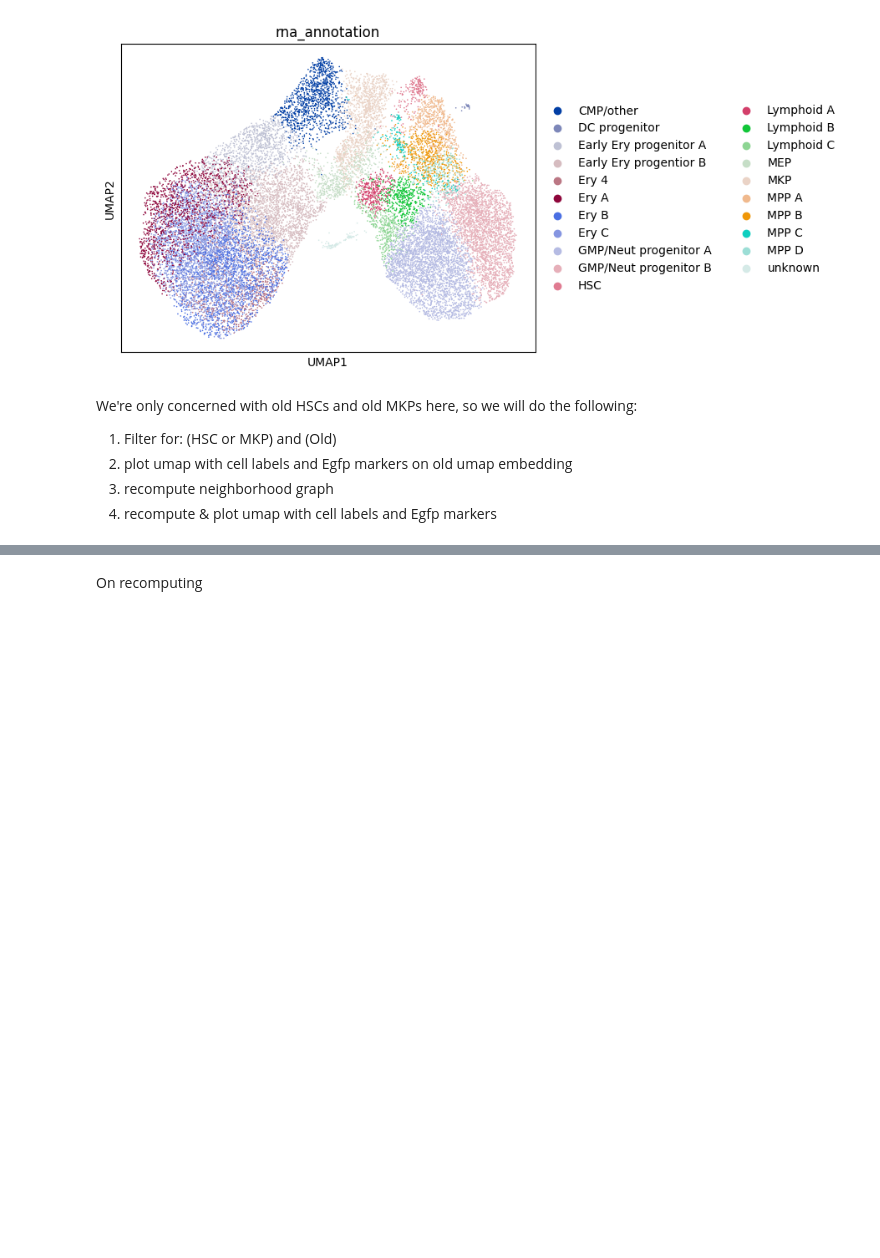
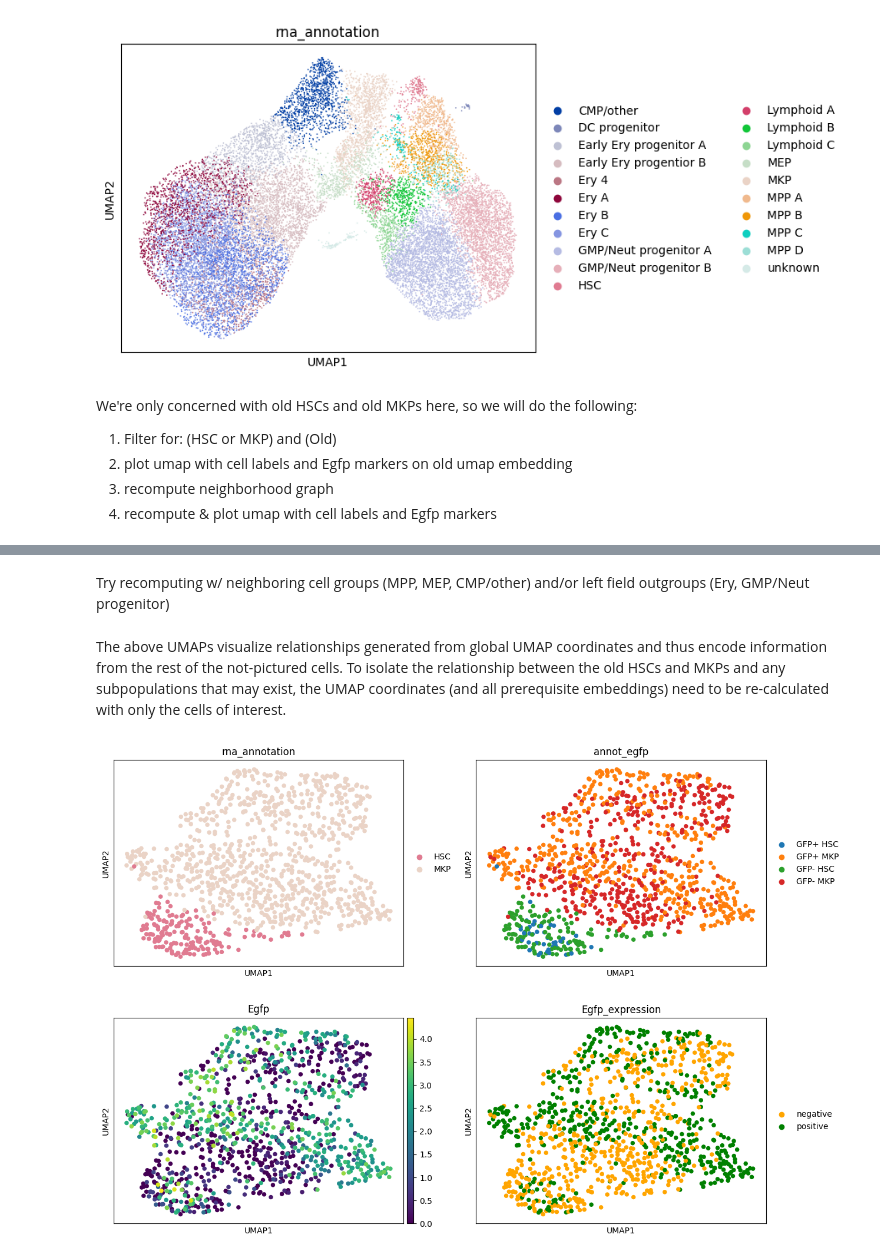
Before and after one commit to akash-pandit/age-analysis, a Jupyter notebook: notebooks/cluster-rna.ipynb, the cells around one changed output, grey strips where cells are left out. Saved outputs shown, nothing was run; the diff lists cells and outputs as text; code cells hidden in the pictures; blank space fills up the shorter version.

Commit message:
added recomputing embeddings

```diff
--- a/notebooks/cluster-rna.ipynb
+++ b/notebooks/cluster-rna.ipynb
@@ -7,8 +7,10 @@
 
 import scanpy as sc
 import matplotlib.pyplot as plt
+from matplotlib.figure import Figure
 
 from pathlib import Path
+from typing import Any
 import pyrootutils
 
 # setup: path constants
@@ -18,7 +20,9 @@ DATA = ROOT / "data"
 FIGURES = ROOT / "figures"
 
 poscablo_path = DATA / "rna_annotation_normalized.h5ad"
-hsc_mkp_precomputed_umap_path = FIGURES / "hsc_mkp_precomputed_umap.png"
+hsc_mkp_umap_path = FIGURES / "hsc_mkp_umap.png"
+hsc_mkp_recomp_umap_path = FIGURES / "hsc_mkp_recomp_umap.png"
+hsc_mkp_recomp_outgroup_umap_path = FIGURES / "hsc_mkp_recomp_outgroup_umap.png"
 # %% [markdown]
 Load in the poscablo dataset and plot the pre-computed UMAP
 # %%
@@ -58,2 +63,43 @@ fig.savefig(hsc_mkp_precomputed_umap_path)
 # %% [markdown]
-On recomputing
+Try recomputing w/ neighboring cell groups (MPP, MEP, CMP/other) and/or left field outgroups (Ery, GMP/Neut progenitor)
+# %% [markdown]
+The above UMAPs visualize relationships generated from global UMAP coordinates and thus encode information from the rest of the not-pictured cells. To isolate the relationship between the old HSCs and MKPs and any subpopulations that may exist, the UMAP coordinates (and all prerequisite embeddings) need to be re-calculated with only the cells of interest.
+# %%
+# recompute the embeddings
+
+def recompute_umap(
+        adata: sc.AnnData,
+        pca_kwargs: dict[str, Any] = {},
+        neighbors_kwargs: dict[str, Any] = {},
+        umap_kwargs: dict[str, Any] = {}
+    ) -> sc.AnnData:
+    """
+    Recomputes
+    """
+    uns_keep = {k: adata.uns[k] for k in adata.uns.keys() if (k.endswith('colors') or k.endswith('sizes'))}
+    adata = sc.AnnData(X=adata.X, obs=adata.obs, var=adata.var, uns=uns_keep)  # type: ignore
+    sc.pp.pca(data=adata, **pca_kwargs)
+    sc.pp.neighbors(adata=adata, **neighbors_kwargs)
+    sc.tl.umap(adata=adata, **umap_kwargs)
+    return adata
+
+
+adata_hsc_mkp = recompute_umap(
+    adata=adata_hsc_mkp,
+    # pca_kwargs={},
+    # neighbors_kwargs={'n_neighbors': 10},
+    # umap_kwargs={}
+)
+# %%
+# plot the embeddings
+
+fig = sc.pl.umap(
+    adata=adata_hsc_mkp,
+    color=['rna_annotation', 'annot_egfp', 'Egfp', 'Egfp_expression'],
+    ncols=2,
+    return_fig = True
+)
+assert isinstance(fig, Figure)
+fig.savefig(hsc_mkp_recomp_umap_path)
+# %% [output]
+[figure, added]
```
Also changed, not shown: parts of 2 cells of this notebook, 2 other files.
